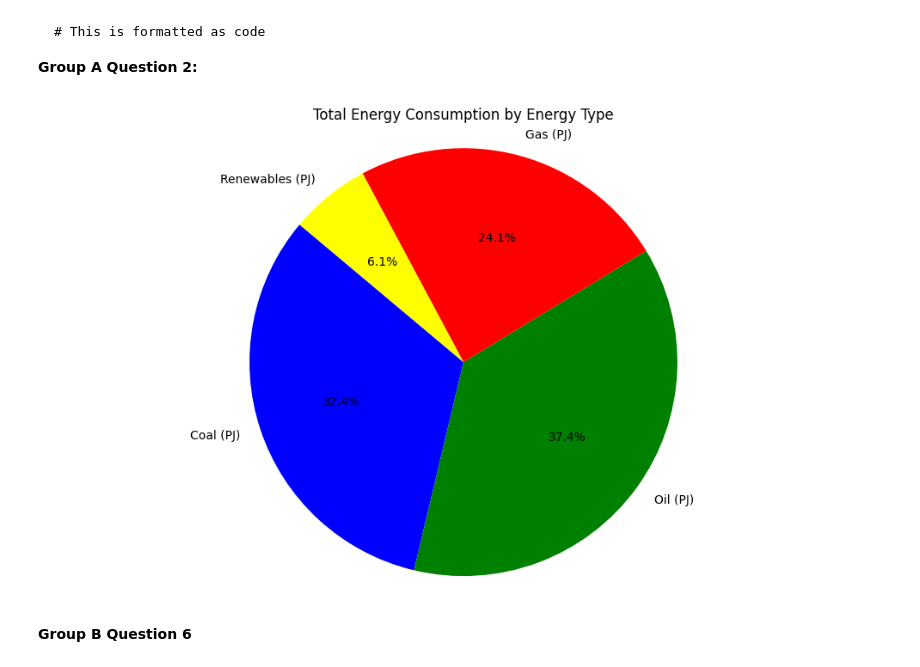
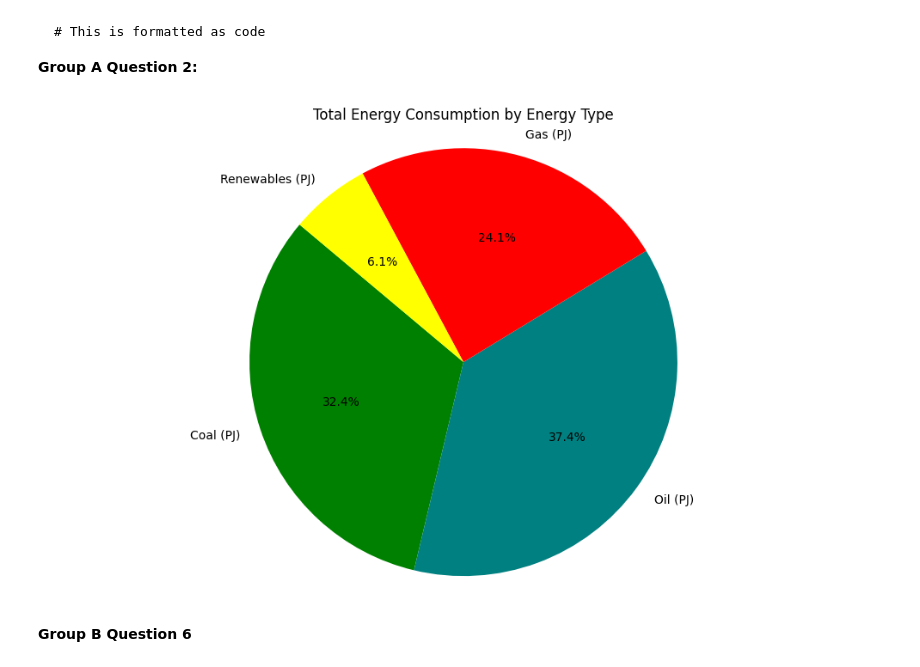
Before and after one commit to DurantZhou/ISYS5002-2024-S1-A2, a Jupyter notebook: Tue_11AM_Group_2_Assignment_2.ipynb, the cells around one changed output. Cells and saved outputs as stored; diff of their text form; code cells hidden in the pictures.

Commit message:
Pie chart visualization for total energy consumption by fuel type.

```diff
--- a/Tue_11AM_Group_2_Assignment_2.ipynb
+++ b/Tue_11AM_Group_2_Assignment_2.ipynb
@@ -250,24 +250,23 @@ plt.show()
 # %%
 import pandas as pd
 import matplotlib.pyplot as plt
 
 # Assuming AUS_energy_df is your DataFrame containing energy data
 # Group the data by fuel type and sum the energy consumption for each fuel type
 fuel_type_totals = AUS_energy_df[['Coal (PJ)', 'Oil (PJ)', 'Gas (PJ)', 'Renewables (PJ)']].sum()
 
 plt.figure(figsize=(10, 6))
 # Plot the total energy consumption for each fuel type as a pie chart
-fuel_type_totals.plot(kind='pie', colors=['blue', 'green', 'red', 'yellow'], autopct='%1.1f%%', startangle=140)
+fuel_type_totals.plot(kind='pie', colors=['green', 'teal', 'red', 'yellow'], autopct='%1.1f%%', startangle=140)
 
 plt.title('Total Energy Consumption by Energy Type')
-plt.ylabel('')  # No need for y-label in pie chart
 
 plt.axis('equal')  # Equal aspect ratio ensures that pie is drawn as a circle
 
 plt.tight_layout()
 plt.show()
 # %% [output]
-[figure, old version]
+[figure, new version]
 # %% [markdown]
 **Group B Question 6**
 # %%
```
